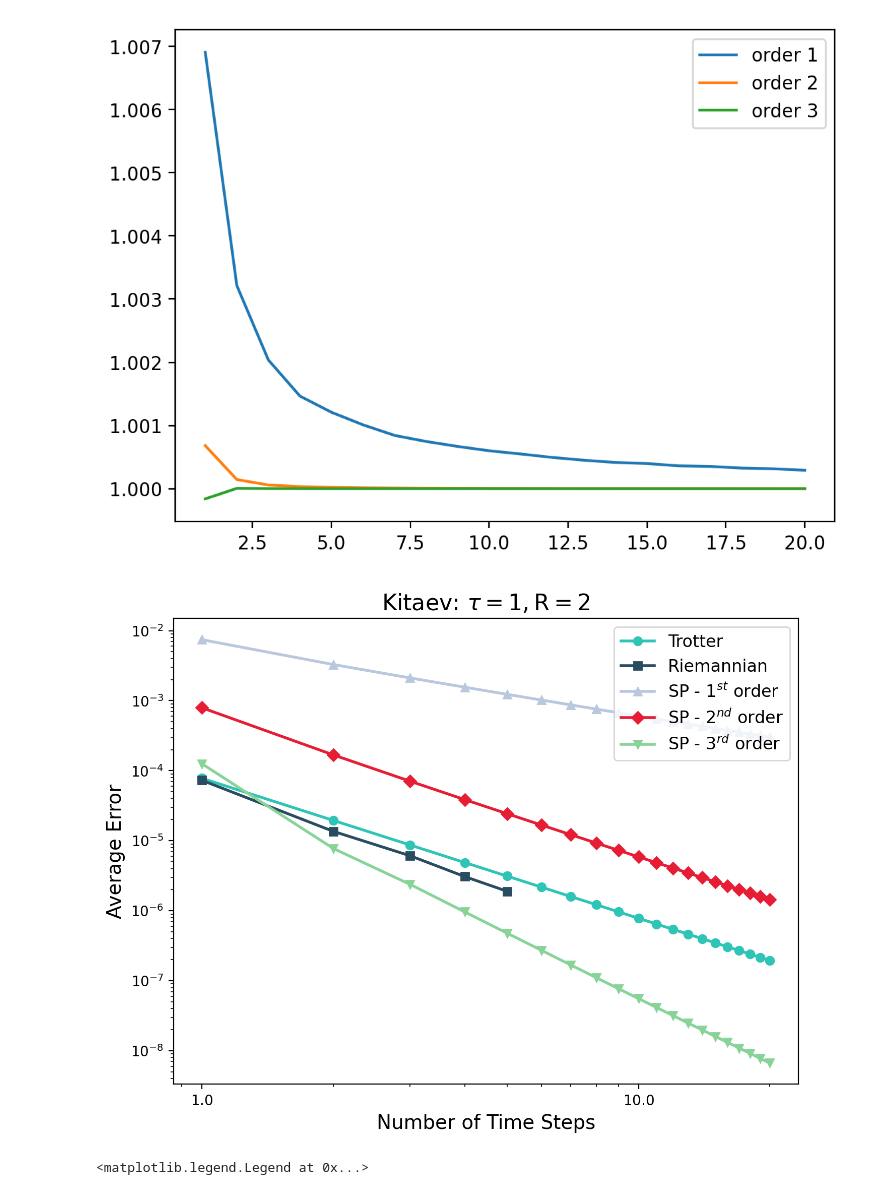
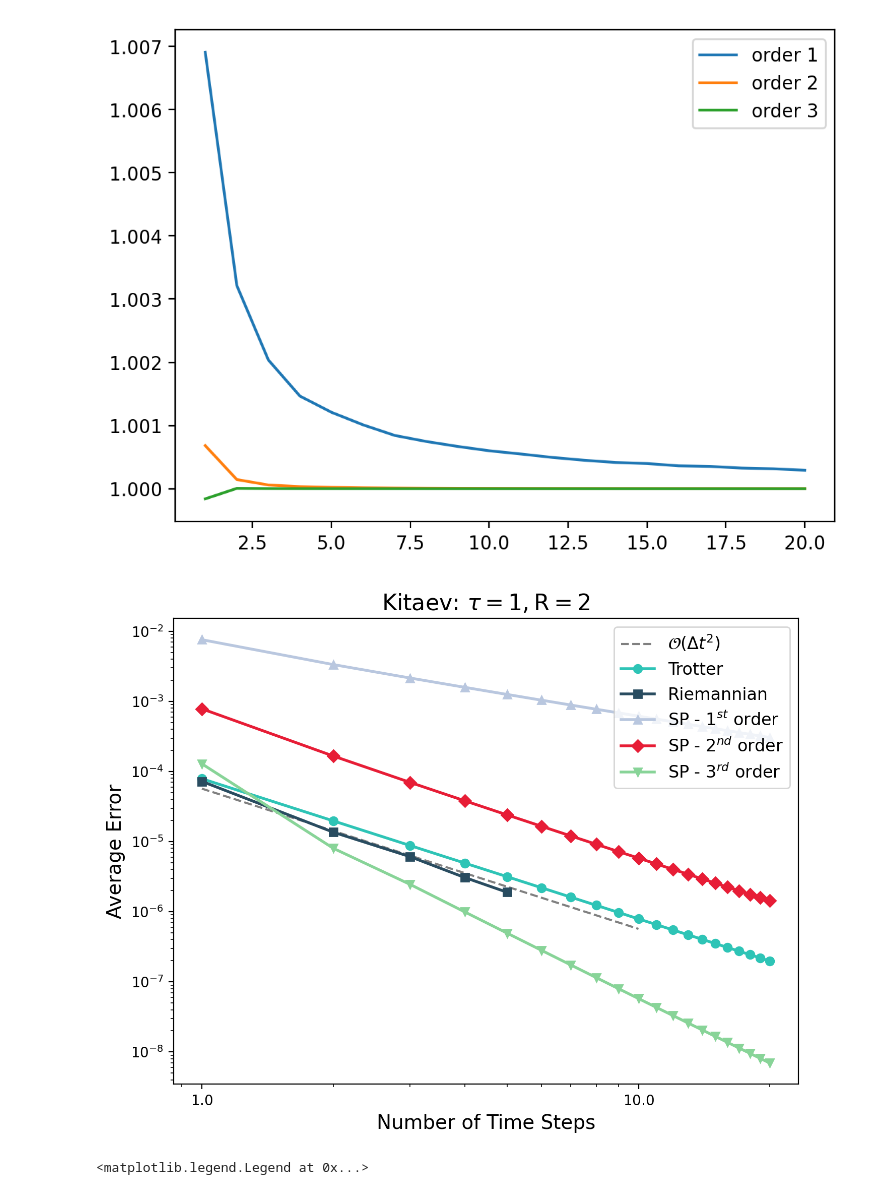
Before and after one commit to EmilianoG-byte/opentn, a Jupyter notebook: experiments/structure_preserving.ipynb, the cells around one changed output. Saved outputs shown, nothing was run; the diff lists cells and outputs as text; code cells hidden in the pictures.

Commit message:
add kitaev comparison to be used in paper

```diff
--- a/experiments/structure_preserving.ipynb
+++ b/experiments/structure_preserving.ipynb
@@ -271,0 +279,6 @@ np.save(file="xs_kitaev_n5_tau_1_r2", arr=np.array(xs_timestep_5_tau_1_opt[-1]))
+# %%
+xs_timestep_1_tau_1_opt_loaded = np.load(file="xs_kitaev_n1_tau_1_r2.npy")
+xs_timestep_2_tau_1_opt_loaded = np.load(file="xs_kitaev_n2_tau_1_r2.npy")
+xs_timestep_3_tau_1_opt_loaded = np.load(file="xs_kitaev_n3_tau_1_r2.npy")
+xs_timestep_4_tau_1_opt_loaded = np.load(file="xs_kitaev_n4_tau_1_r2.npy")
+xs_timestep_5_tau_1_opt_loaded = np.load(file="xs_kitaev_n5_tau_1_r2.npy")
@@ -411,10 +428,10 @@ currently using dt=0.05555555555555555, M=3
 currently using dt=0.05263157894736842, M=3
 currently using dt=0.05, M=3
 # %%
-xs_stiefel_ts = [xs_timestep_1_tau_1_opt, xs_timestep_2_tau_1_opt, xs_timestep_3_tau_1_opt, xs_timestep_4_tau_1_opt, xs_timestep_5_tau_1_opt]
+xs_stiefel_ts = [xs_timestep_1_tau_1_opt_loaded, xs_timestep_2_tau_1_opt_loaded, xs_timestep_3_tau_1_opt_loaded, xs_timestep_4_tau_1_opt_loaded, xs_timestep_5_tau_1_opt_loaded]
 
 # stiefel optimized
-superop_stiefel_ts = [model_stiefel_local(xs[-1], N, d) for xs in xs_stiefel_ts]
+superop_stiefel_ts = [model_stiefel_local(xs, N, d) for xs in xs_stiefel_ts]
 # %% [markdown]
 # Compare ranks:
 # %%
@@ -484,19 +501,25 @@ plt.legend()
 # %%
 labels = ['Trotter', 'Riemannian', r'SP - $1^{st}$ order', r'SP - $2^{nd}$ order', r'SP - $3^{rd}$ order', r'SP - $4^{th}$ order'][:]
 title = r"Kitaev: $\tau = 1, \mathrm{R}=2$"
+
+a = 26**(-3)
+x_smooth = np.linspace(1, 10, 10)
+y_smooth = a*x_smooth**(-2)
 
 fig = plot_pretty(
     errors_norm,
     labels=labels,
     ylabel="Average Error",
     xlabel="Number of Time Steps",
     title=title,
     loglog=True,
     integers=False,
     idx_main=1,
     legend_out=False,
     legend_pos=1,
+    comparison_label=r"$\mathcal{O}(\Delta t^2)$",
+    comparison_value=y_smooth,
     )
-fig.savefig('../images/thesis/final_comparison_kitaev.pdf', bbox_inches='tight')
+# fig.savefig('../images/thesis/final_comparison_kitaev.pdf', bbox_inches='tight')
 # %% [output]
-[figure, old version]
+[figure, new version]
```
Also changed, not shown: parts of 5 cells of this notebook, 1 other file.
